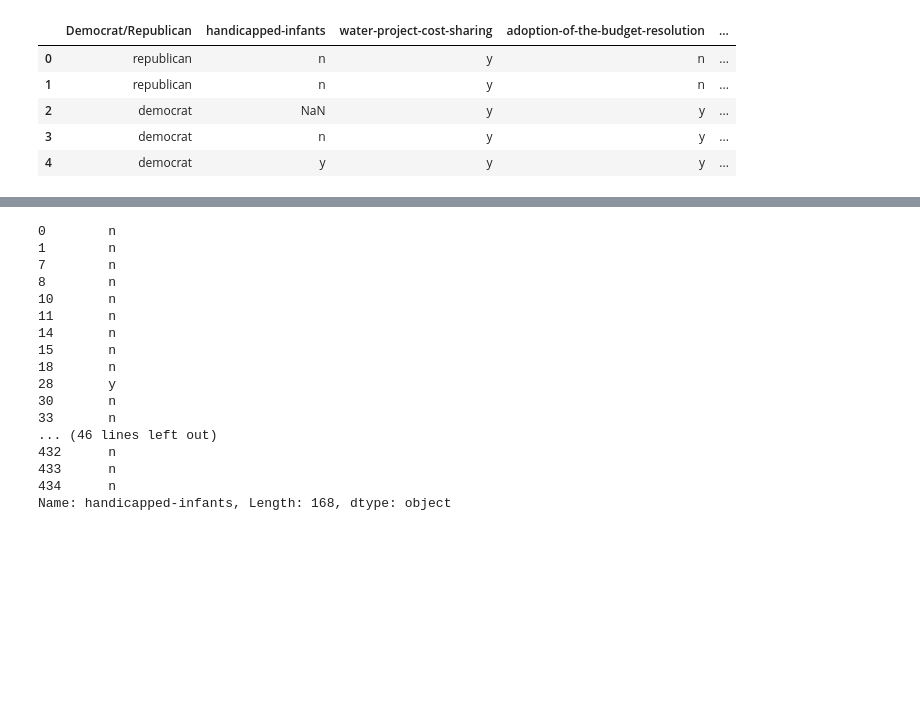
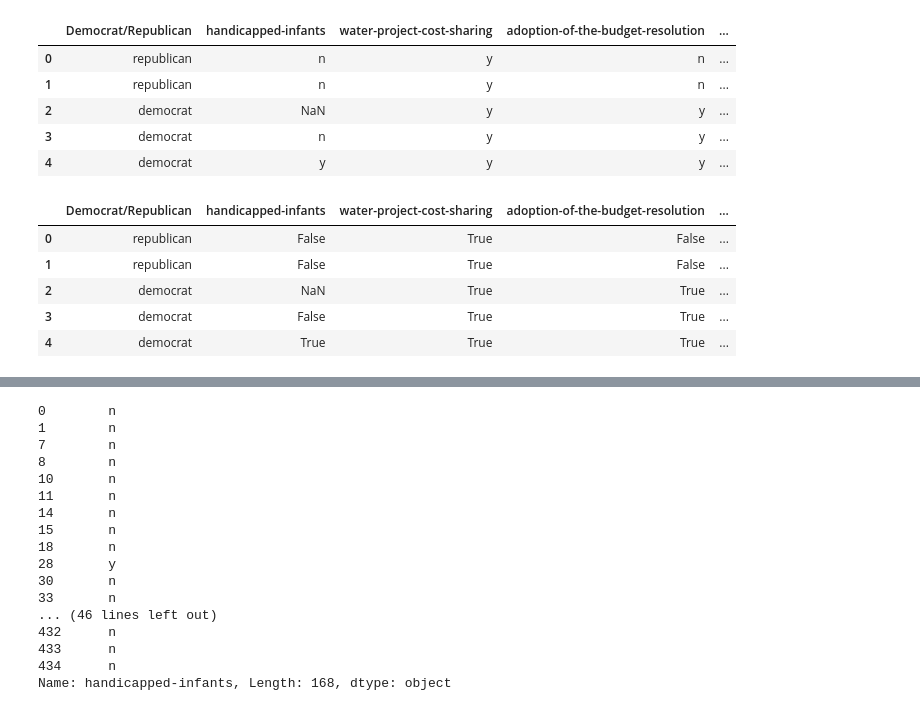
Before and after one commit to AdrianduPlessis/DS-Unit-1-Sprint-3-Statistical-Tests-and-Experiments, a Jupyter notebook: module1-statistics-probability-and-inference/LS_DS_131_Statistics_Probability_Assignment.ipynb, the cells around one changed output, grey strips where cells are left out. Saved outputs shown, nothing was run; the diff lists cells and outputs as text; code cells hidden in the pictures; blank space fills up the shorter version.

Commit message:
Data types NOT CHANGING----> fury!

```diff
--- a/module1-statistics-probability-and-inference/LS_DS_131_Statistics_Probability_Assignment.ipynb
+++ b/module1-statistics-probability-and-inference/LS_DS_131_Statistics_Probability_Assignment.ipynb
@@ -51,6 +51,23 @@ headings = ['Democrat/Republican',
             'crime',
             'duty-free-exports',
             'export-administration-act-south-africa']
+
+voting_issues = ['handicapped-infants',
+            'water-project-cost-sharing',
+            'adoption-of-the-budget-resolution',
+            'physician-fee-freeze',
+            'el-salvador-aid',
+            'religious-groups-in-schools',
+            'anti-satellite-test-ban',
+            'aid-to-nicaraguan-contras',
+            'mx-missile',
+            'immigration',
+            'synfuels-corporation-cutback',
+            'education-spending',
+            'superfund-right-to-sue',
+            'crime',
+            'duty-free-exports',
+            'export-administration-act-south-africa']
 dirty_df = pd.read_csv('https://archive.ics.uci.edu/ml/machine-learning-databases/voting-records/house-votes-84.data', header=None, names=headings, na_values='?')
 dirty_df.head()
 # %% [output]
@@ -60,3 +77,27 @@ dirty_df.head()
 | 2 | democrat | NaN | y | y | ... |
 | 3 | democrat | n | y | y | ... |
 | 4 | democrat | y | y | y | ... |
+# %%
+#convert to bool values
+conversion_dict = {'n' : False, 'y' : True}
+
+bool_df = pd.DataFrame(columns=[headings])
+bool_df['Democrat/Republican'] = dirty_df['Democrat/Republican']
+
+for issue in voting_issues:
+  bool_df[issue] = dirty_df[issue].map(conversion_dict)
+
+##########Data types not changing arggggg!
+#change dem/rep col from obj to str
+#bool_df = bool_df.astype({'Democrat/Republican' : 'sting'})
+
+bool_df = bool_df.astype({'Democrat/Republican' : 'string', 'handicapped-infants' : 'bool'})
+
+bool_df.head()
+# %% [output]
+|  | Democrat/Republican | handicapped-infants | water-project-cost-sharing | adoption-of-the-budget-resolution | ... |
+| 0 | republican | False | True | False | ... |
+| 1 | republican | False | True | False | ... |
+| 2 | democrat | NaN | True | True | ... |
+| 3 | democrat | False | True | True | ... |
+| 4 | democrat | True | True | True | ... |
```
Also changed, not shown: parts of 2 cells of this notebook.
